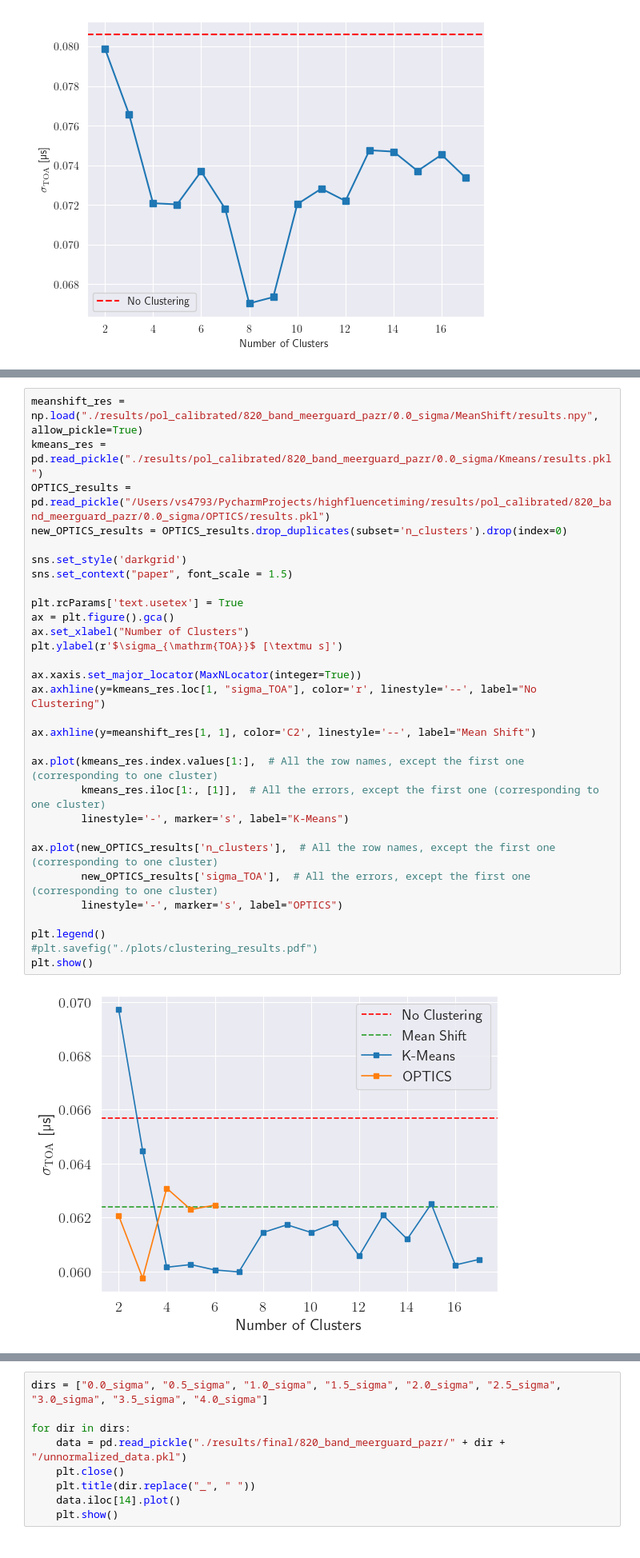
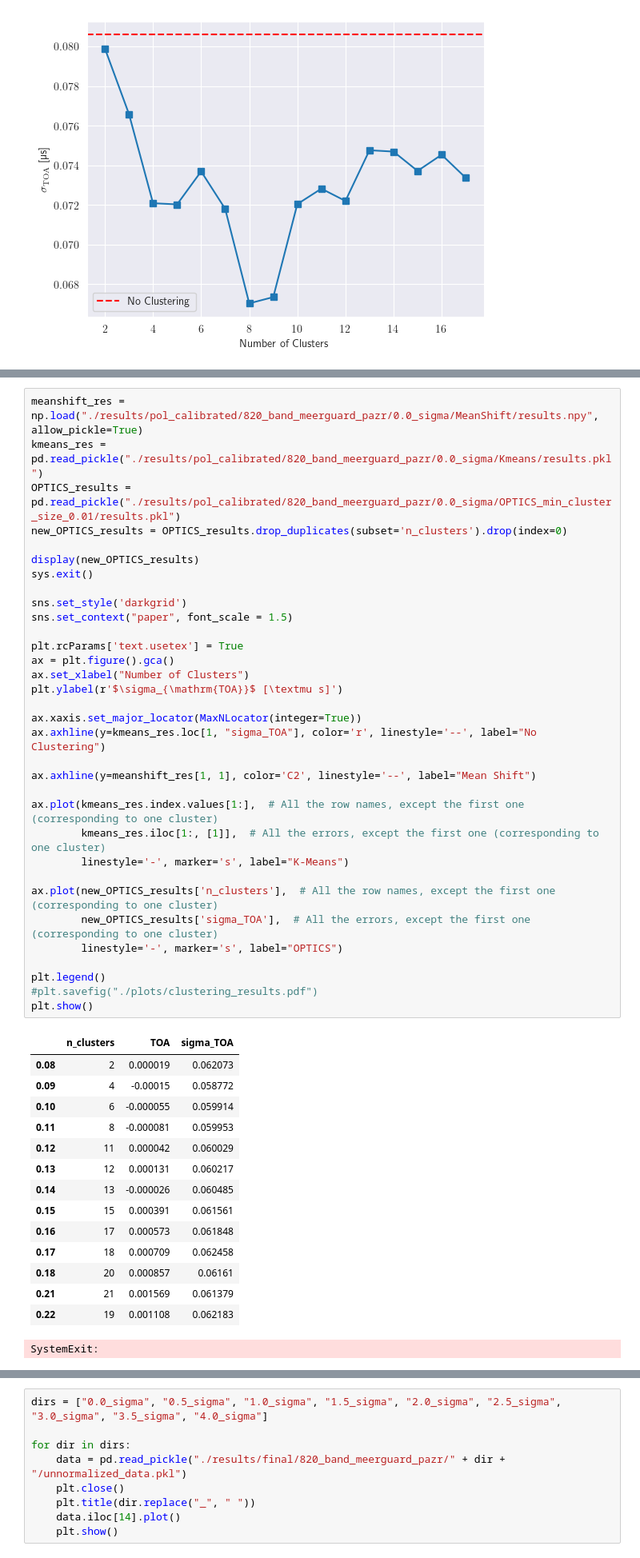
Before and after one commit to sophiasosafiscella/highfluencetiming, a Jupyter notebook: plot_results.ipynb, the cells around one changed output, grey strips where cells are left out. Shown at 80% size. Cells and saved outputs as stored; diff of their text form.

Commit message:
Fixing OPTICS

```diff
--- a/plot_results.ipynb
+++ b/plot_results.ipynb
@@ -175,35 +199,52 @@ plot_sigma_vs_k(pd.read_pickle(dir + "results.pkl"), dir, "Kmeans")
 # %%
 meanshift_res = np.load("./results/pol_calibrated/820_band_meerguard_pazr/0.0_sigma/MeanShift/results.npy", allow_pickle=True)
 kmeans_res = pd.read_pickle("./results/pol_calibrated/820_band_meerguard_pazr/0.0_sigma/Kmeans/results.pkl")
-OPTICS_results = pd.read_pickle("/Users/vs4793/PycharmProjects/highfluencetiming/results/pol_calibrated/820_band_meerguard_pazr/0.0_sigma/OPTICS/results.pkl")
+OPTICS_results = pd.read_pickle("./results/pol_calibrated/820_band_meerguard_pazr/0.0_sigma/OPTICS_min_cluster_size_0.01/results.pkl")
 new_OPTICS_results = OPTICS_results.drop_duplicates(subset='n_clusters').drop(index=0)
+
+display(new_OPTICS_results)
+sys.exit()
 
 sns.set_style('darkgrid')
 sns.set_context("paper", font_scale = 1.5)
 
 plt.rcParams['text.usetex'] = True
 ax = plt.figure().gca()
 ax.set_xlabel("Number of Clusters")
 plt.ylabel(r'$\sigma_{\mathrm{TOA}}$ [\textmu s]')
 
 ax.xaxis.set_major_locator(MaxNLocator(integer=True))
 ax.axhline(y=kmeans_res.loc[1, "sigma_TOA"], color='r', linestyle='--', label="No Clustering")
 
 ax.axhline(y=meanshift_res[1, 1], color='C2', linestyle='--', label="Mean Shift")
 
 ax.plot(kmeans_res.index.values[1:],  # All the row names, except the first one (corresponding to one cluster)
         kmeans_res.iloc[1:, [1]],  # All the errors, except the first one (corresponding to one cluster)
         linestyle='-', marker='s', label="K-Means")
 
 ax.plot(new_OPTICS_results['n_clusters'],  # All the row names, except the first one (corresponding to one cluster)
         new_OPTICS_results['sigma_TOA'],  # All the errors, except the first one (corresponding to one cluster)
         linestyle='-', marker='s', label="OPTICS")
 
 plt.legend()
 #plt.savefig("./plots/clustering_results.pdf")
 plt.show()
 # %% [output]
-[figure, removed]
+|  | n_clusters | TOA | sigma_TOA |
+| 0.08 | 2 | 0.000019 | 0.062073 |
+| 0.09 | 4 | -0.00015 | 0.058772 |
+| 0.10 | 6 | -0.000055 | 0.059914 |
+| 0.11 | 8 | -0.000081 | 0.059953 |
+| 0.12 | 11 | 0.000042 | 0.060029 |
+| 0.13 | 12 | 0.000131 | 0.060217 |
+| 0.14 | 13 | -0.000026 | 0.060485 |
+| 0.15 | 15 | 0.000391 | 0.061561 |
+| 0.16 | 17 | 0.000573 | 0.061848 |
+| 0.17 | 18 | 0.000709 | 0.062458 |
+| 0.18 | 20 | 0.000857 | 0.06161 |
+| 0.21 | 21 | 0.001569 | 0.061379 |
+| 0.22 | 19 | 0.001108 | 0.062183 |
+SystemExit:
 # %%
 sns.set_style('darkgrid')
 sns.set_context("paper", font_scale = 1.5)
```
Also changed, not shown: parts of 2 cells of this notebook, 3 other files.
